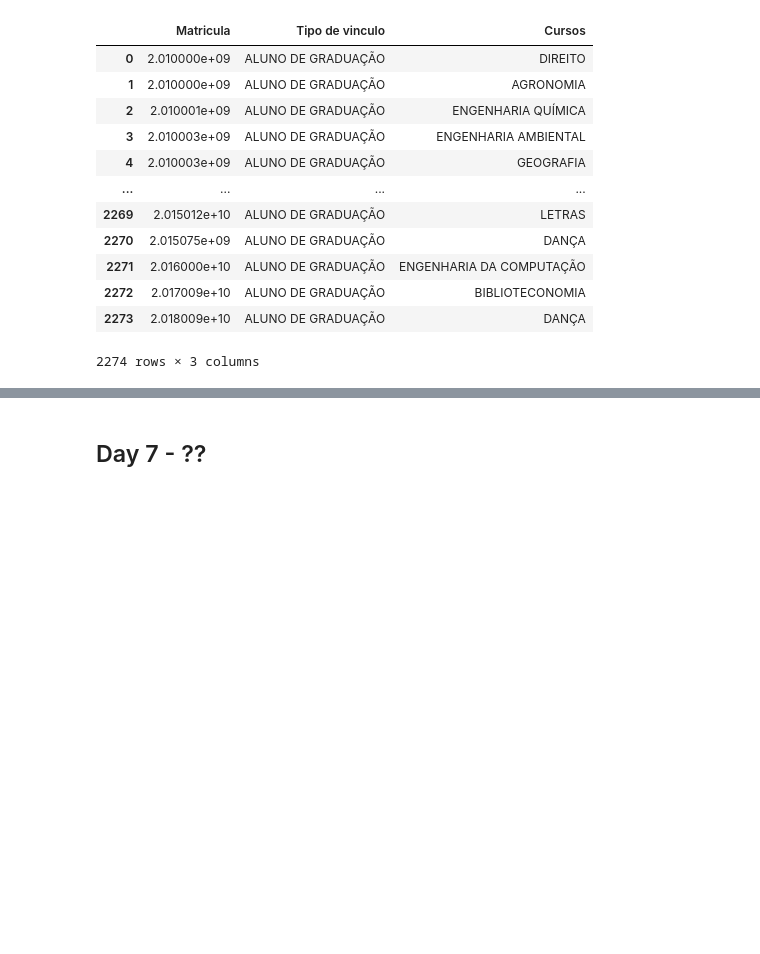
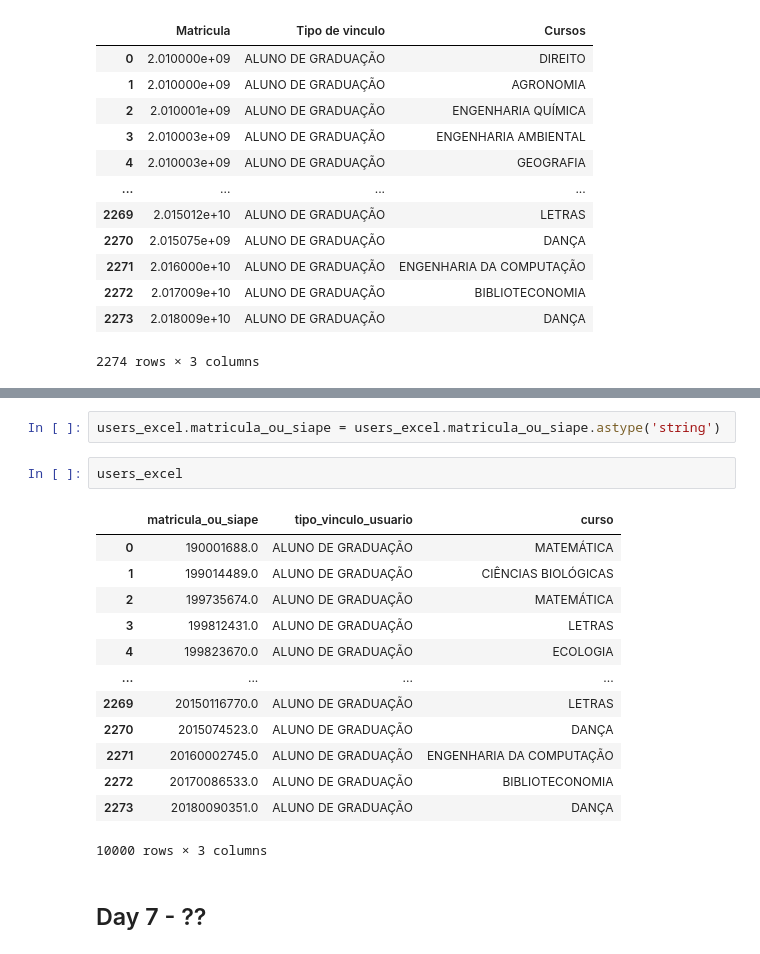
Before and after one commit to migueltosi/UFRN-Library-Data-Analysis, a Jupyter notebook: UFRN_Library.ipynb, the cells around one changed output, grey strips where cells are left out. Cells and saved outputs as stored; diff of their text form; blank space fills up the shorter version.

```diff
--- a/UFRN_Library.ipynb
+++ b/UFRN_Library.ipynb
@@ -754,2 +820,20 @@ users_after_2010
+# %%
+users_excel.matricula_ou_siape = users_excel.matricula_ou_siape.astype('string')
+# %%
+users_excel
+# %% [output]
+|  | matricula_ou_siape | tipo_vinculo_usuario | curso |
+| 0 | 190001688.0 | ALUNO DE GRADUAÇÃO | MATEMÁTICA |
+| 1 | 199014489.0 | ALUNO DE GRADUAÇÃO | CIÊNCIAS BIOLÓGICAS |
+| 2 | 199735674.0 | ALUNO DE GRADUAÇÃO | MATEMÁTICA |
+| 3 | 199812431.0 | ALUNO DE GRADUAÇÃO | LETRAS |
+| 4 | 199823670.0 | ALUNO DE GRADUAÇÃO | ECOLOGIA |
+| ... | ... | ... | ... |
+| 2269 | 20150116770.0 | ALUNO DE GRADUAÇÃO | LETRAS |
+| 2270 | 2015074523.0 | ALUNO DE GRADUAÇÃO | DANÇA |
+| 2271 | 20160002745.0 | ALUNO DE GRADUAÇÃO | ENGENHARIA DA COMPUTAÇÃO |
+| 2272 | 20170086533.0 | ALUNO DE GRADUAÇÃO | BIBLIOTECONOMIA |
+| 2273 | 20180090351.0 | ALUNO DE GRADUAÇÃO | DANÇA |
+10000 rows × 3 columns
 # %% [markdown]
 ## Day 7 - ??
```
Also changed, not shown: parts of 6 cells of this notebook.
